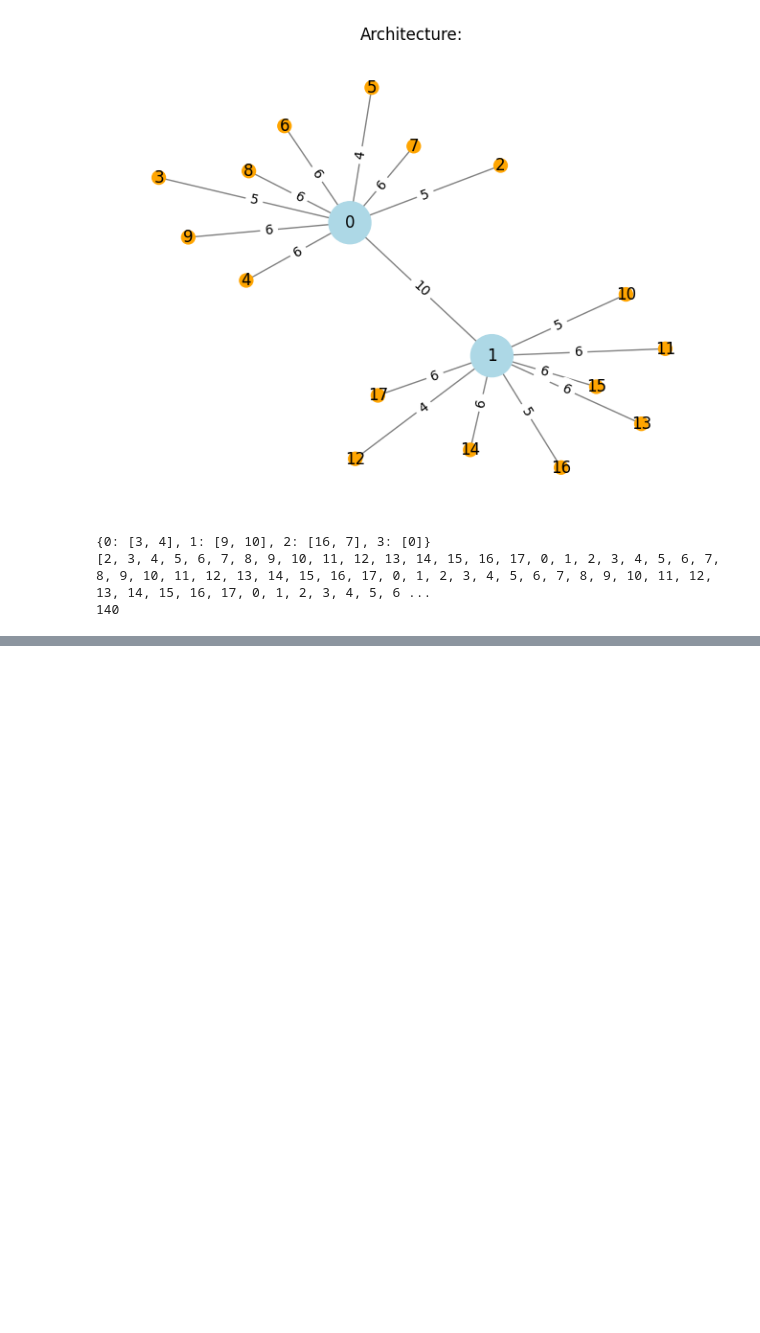
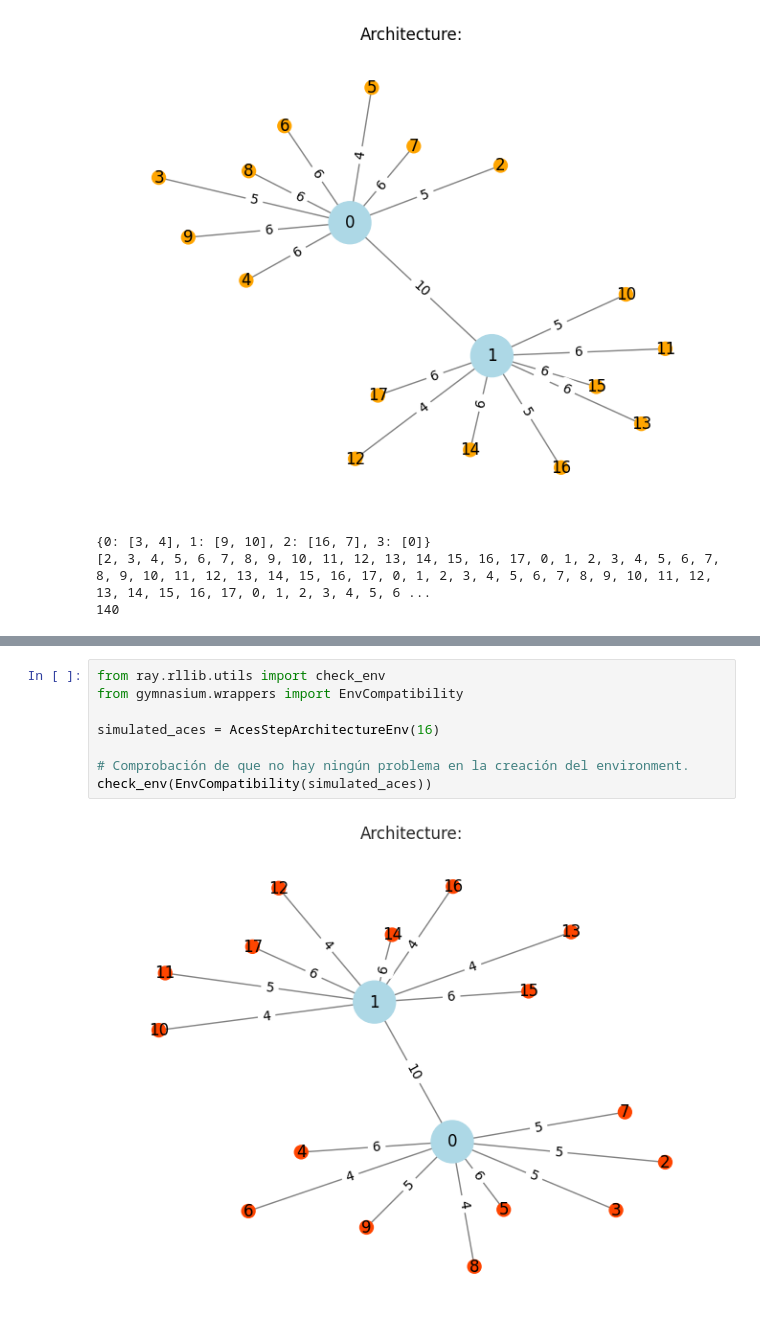
Before and after one commit to calzadaharo/UPM_ACES, a Jupyter notebook: Reinforcement_learning.ipynb, the cells around one changed output, grey strips where cells are left out. Cells and saved outputs as stored; diff of their text form; blank space fills up the shorter version.

```diff
--- a/Reinforcement_learning.ipynb
+++ b/Reinforcement_learning.ipynb
@@ -368,0 +541,10 @@ print(len(architecture.data_allocation))
+# %%
+from ray.rllib.utils import check_env
+from gymnasium.wrappers import EnvCompatibility
+
+simulated_aces = AcesStepArchitectureEnv(16)
+
+# Comprobación de que no hay ningún problema en la creación del environment.
+check_env(EnvCompatibility(simulated_aces))
+# %% [output]
+[figure, added]
```
Also changed, not shown: parts of 6 cells of this notebook.
